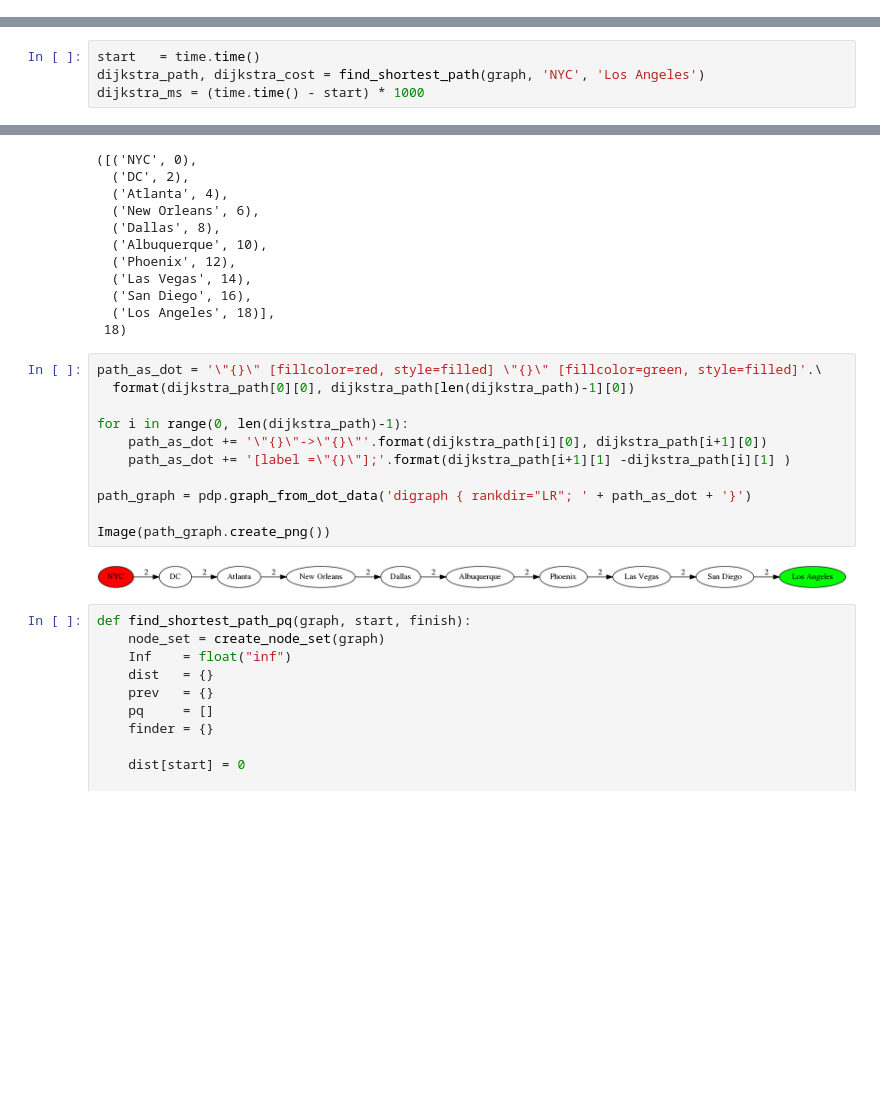
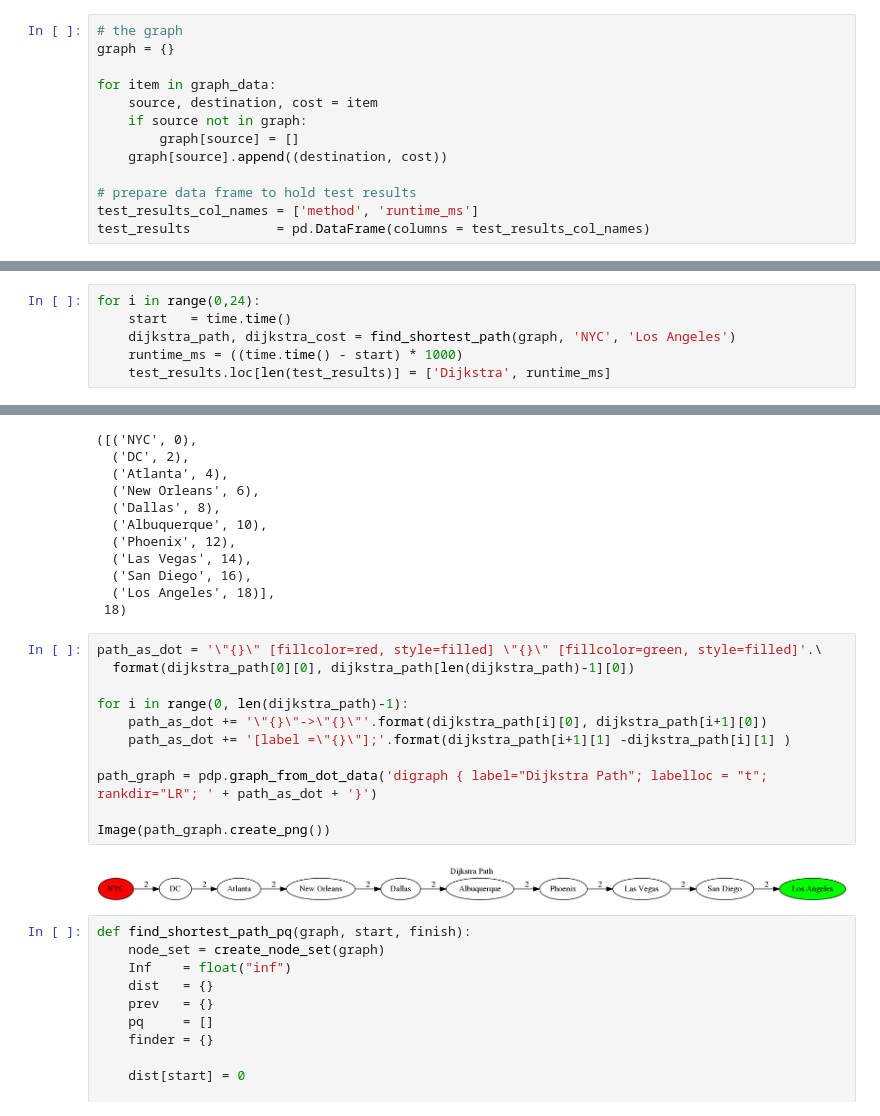
Before and after one commit to dannyavni/MSDS_432, a Jupyter notebook: DanAvni_mp7.ipynb, the cells around one changed output, grey strips where cells are left out. Drawn from its saved outputs; the diff is of its cells as text; blank space fills up the shorter version.

```diff
--- a/DanAvni_mp7.ipynb
+++ b/DanAvni_mp7.ipynb
@@ -66,6 +66,19 @@ graph_data = \
     ('Las Vegas', 'San Diego', 2),
     ('Las Vegas', 'Los Angeles', 5)
 ]
+# %%
+# the graph
+graph = {}
+
+for item in graph_data:
+    source, destination, cost = item
+    if source not in graph:
+        graph[source] = []
+    graph[source].append((destination, cost))
+
+# prepare data frame to hold test results
+test_results_col_names = ['method', 'runtime_ms']
+test_results           = pd.DataFrame(columns = test_results_col_names)
 # %%
 #Dijkstra shortest-path implementation created from Pseudocode here:
 #https://en.wikipedia.org/wiki/Dijkstra%27s_algorithm
@@ -137,7 +141,9 @@ for item in graph_data:
 # %%
-start   = time.time()
-dijkstra_path, dijkstra_cost = find_shortest_path(graph, 'NYC', 'Los Angeles')
-dijkstra_ms = (time.time() - start) * 1000
+for i in range(0,24):
+    start   = time.time()
+    dijkstra_path, dijkstra_cost = find_shortest_path(graph, 'NYC', 'Los Angeles')
+    runtime_ms = ((time.time() - start) * 1000)
+    test_results.loc[len(test_results)] = ['Dijkstra', runtime_ms]
 # %%
 dijkstra_path, dijkstra_cost
 # %% [output]
@@ -155,16 +161,16 @@ dijkstra_path, dijkstra_cost
 # %%
 path_as_dot = '\"{}\" [fillcolor=red, style=filled] \"{}\" [fillcolor=green, style=filled]'.\
   format(dijkstra_path[0][0], dijkstra_path[len(dijkstra_path)-1][0])
 
 for i in range(0, len(dijkstra_path)-1):
     path_as_dot += '\"{}\"->\"{}\"'.format(dijkstra_path[i][0], dijkstra_path[i+1][0])
     path_as_dot += '[label =\"{}\"];'.format(dijkstra_path[i+1][1] -dijkstra_path[i][1] )
 
-path_graph = pdp.graph_from_dot_data('digraph { rankdir="LR"; ' + path_as_dot + '}')
+path_graph = pdp.graph_from_dot_data('digraph { label="Dijkstra Path"; labelloc = "t"; rankdir="LR"; ' + path_as_dot + '}')
 
 Image(path_graph.create_png())
 # %% [output]
-[figure, old version]
+[figure, new version]
 # %%
 def find_shortest_path_pq(graph, start, finish):
     node_set = create_node_set(graph)
```
Also changed, not shown: parts of 8 cells of this notebook.
